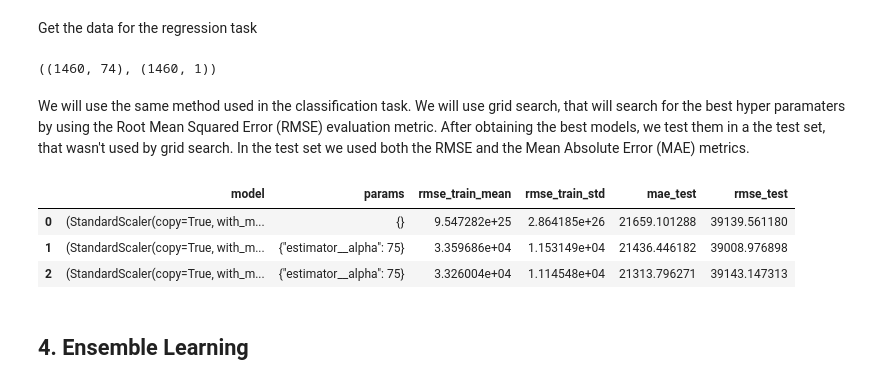
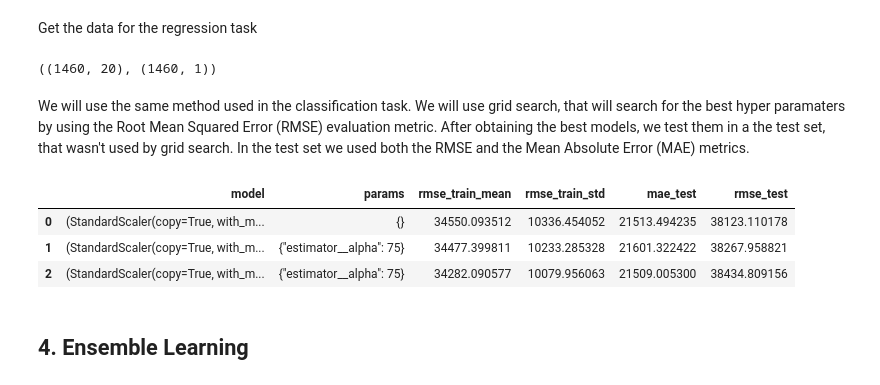
Before and after one commit to Gustavo-SF/House-Prices-Kaggle, a Jupyter notebook: PD_201920_Project3.ipynb, the cells around one changed output. Saved outputs shown, nothing was run; the diff lists cells and outputs as text; code cells hidden in the pictures.

```diff
--- a/PD_201920_Project3.ipynb
+++ b/PD_201920_Project3.ipynb
@@ -643,6 +643,6 @@ For the classification task we will use the 20 features present in the graph abo
 * Present mean and standard deviation of accuracy, precision and recall.
 * Show confusion matrices.
 # %%
-df_x_clf, y_clf = df_X_encoded_balanced, y_cat_enc_balanced
+df_x_clf, y_clf = df_X_encoded_balanced[clf_columns], y_cat_enc_balanced
 df_x_clf.shape, y_clf.shape
 # %% [output]
@@ -744,7 +744,7 @@ def train_and_eval(X, y, models, models_kwargs, pipelines, scoring, regression =
         with open(save, "wb") as fw:
             pickle.dump(df, fw, pickle.HIGHEST_PROTOCOL)
 
-    return df
+    return df, X_test, y_test
 # %% [markdown]
 We decided to test a distance method (KNN), a linear model (logistic regressor) and a probablistic model (naive bayes). For the logistic regressor we define a pipeline that first standardizes the data before fed the model, which is an important preprocessing method for linear models, specially if the dataset contains columns of different types that are measured in different scales. We will use the accuracy metric, in order to find the best parameters in grid search. Then, we will compute the accuracy, precision and recall on the test set.
 # %%
@@ -776,7 +776,13 @@ if not path.exists('simple_classifiers.pickle'):
         False
     ]
 
-    results1 = train_and_eval(df_x_clf, y_clf, classifiers, classifier_kwargs,pipelines, 'accuracy', save='simple_classifiers.pickle')
-else: results1 = pd.read_pickle('simple_classifiers.pickle')
+    results1, X_test1, y_test1 = train_and_eval(df_x_clf, y_clf, classifiers, classifier_kwargs,pipelines, 'accuracy', save='simple_classifiers.pickle')
+    #export test data to pickle
+    with open('simple_classifiers_xtest.pickle', "wb") as fw: pickle.dump(X_test1, fw, pickle.HIGHEST_PROTOCOL)
+    with open('simple_classifiers_ytest.pickle', "wb") as fw: pickle.dump(y_test1, fw, pickle.HIGHEST_PROTOCOL)
+else:
+    results1 = pd.read_pickle('simple_classifiers.pickle')
+    X_test1 = pd.read_pickle('simple_classifiers_xtest.pickle')
+    y_test1 = pd.read_pickle('simple_classifiers_ytest.pickle')
 results1
 # %% [output]
@@ -793,42 +809,42 @@ results1
 # %% [markdown]
 Get the data for the regression task
 # %%
-df_x_reg, y_reg = df_X_encoded, df_y_reg
+df_x_reg, y_reg = df_X_encoded[reg_columns], df_y_reg
 df_x_reg.shape, y_reg.shape
 # %% [output]
-((1460, 74), (1460, 1))
+((1460, 20), (1460, 1))
 # %% [markdown]
 We will use the same method used in the classification task. We will use grid search, that will search for the best hyper paramaters by using the Root Mean Squared Error (RMSE) evaluation metric. After obtaining the best models, we test them in a the test set, that wasn't used by grid search. In the test set we used both the RMSE and the Mean Absolute Error (MAE) metrics.
 # %%
 from sklearn.linear_model import LinearRegression, Ridge, Lasso
 
 if not path.exists('simple_regressors.pickle'):
     regressors = [
         LinearRegression ,
         Lasso,
         Ridge
     ]
 
     regressors_kwargs = [
         {"param_grid": {}},
         {'param_grid': {'alpha': [0.05, 0.1, 0.3, 1, 3, 5, 10, 15, 30, 50, 75]}},
         {'param_grid': {'alpha':[0.05, 0.1, 0.3, 1, 3, 5, 10, 15, 30, 50, 75]}},
     ]
 
     pipelines = [
         Pipeline([('scaler', StandardScaler())]),
         Pipeline([('scaler', StandardScaler())]),
         Pipeline([('scaler', StandardScaler())])
     ]
 
-    results2 = train_and_eval(df_x_reg, y_reg, regressors, regressors_kwargs,pipelines,scoring='neg_root_mean_squared_error', regression = True, save='simple_regressors.pickle')
+    results2,_,_ = train_and_eval(df_x_reg, y_reg, regressors, regressors_kwargs,pipelines,scoring='neg_root_mean_squared_error', regression = True, save='simple_regressors.pickle')
 else: results2 = pd.read_pickle('simple_regressors.pickle')
 results2
 # %% [output]
 |  | model | params | rmse_train_mean | rmse_train_std | mae_test | rmse_test |
-| 0 | (StandardScaler(copy=True, with_m... | {} | 9.547282e+25 | 2.864185e+26 | 21659.101288 | 39139.561180 |
-| 1 | (StandardScaler(copy=True, with_m... | {"estimator__alpha": 75} | 3.359686e+04 | 1.153149e+04 | 21436.446182 | 39008.976898 |
-| 2 | (StandardScaler(copy=True, with_m... | {"estimator__alpha": 75} | 3.326004e+04 | 1.114548e+04 | 21313.796271 | 39143.147313 |
+| 0 | (StandardScaler(copy=True, with_m... | {} | 34550.093512 | 10336.454052 | 21513.494235 | 38123.110178 |
+| 1 | (StandardScaler(copy=True, with_m... | {"estimator__alpha": 75} | 34477.399811 | 10233.285328 | 21601.322422 | 38267.958821 |
+| 2 | (StandardScaler(copy=True, with_m... | {"estimator__alpha": 75} | 34282.090577 | 10079.956063 | 21509.005300 | 38434.809156 |
 # %% [markdown]
 ## 4. Ensemble Learning
 # %% [markdown]
```
Also changed, not shown: parts of 5 cells of this notebook, 5 other files.
